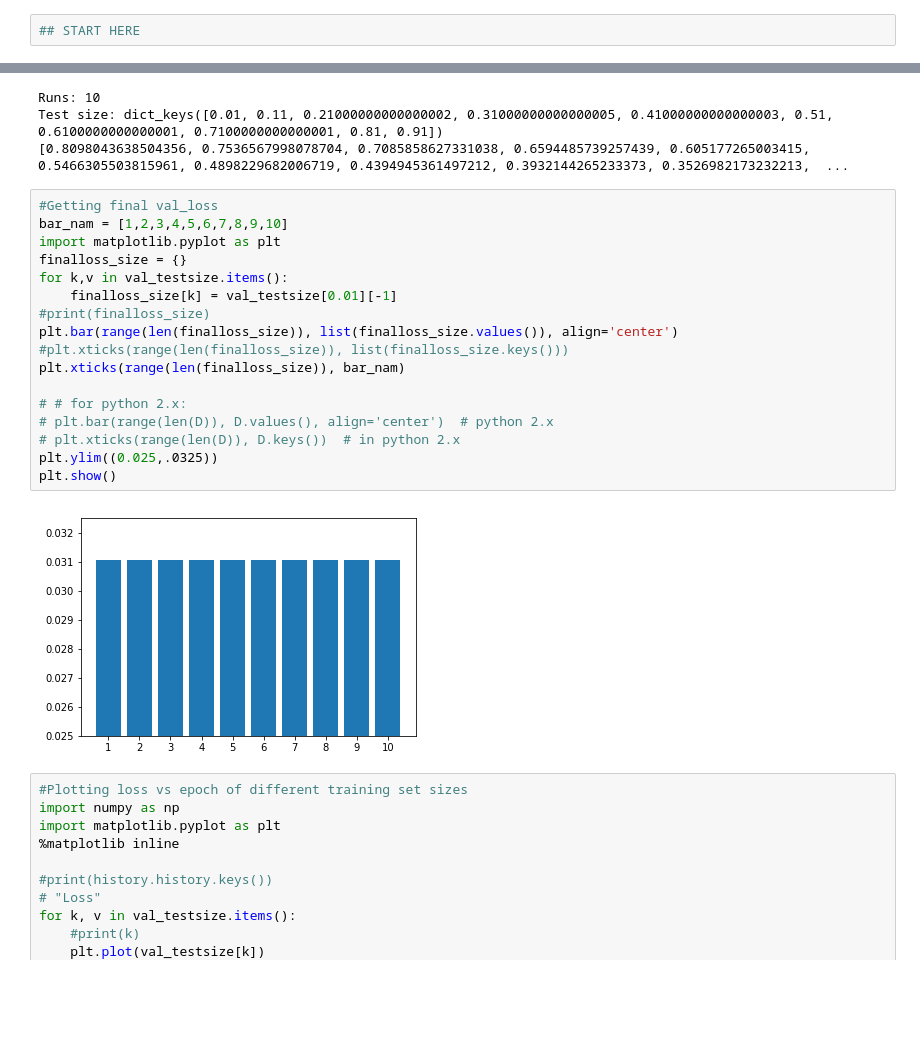
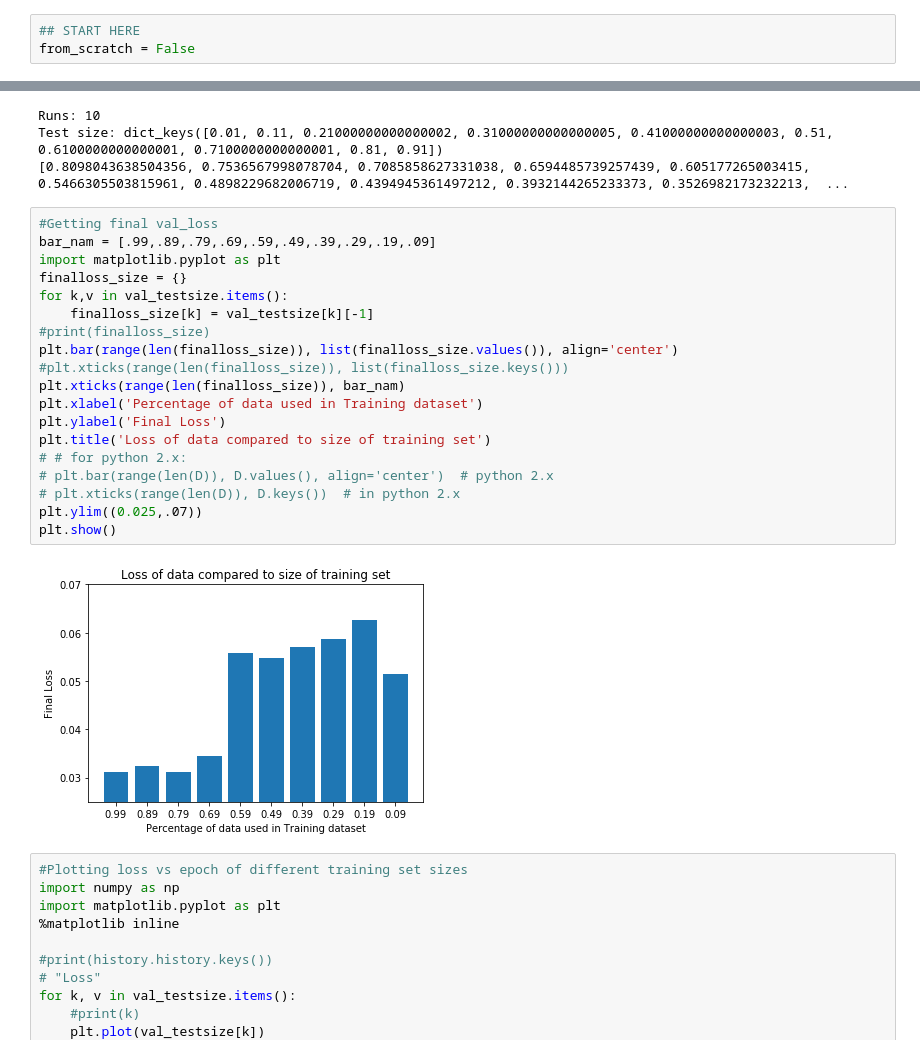
Before and after one commit to YulianaGomez/power, a Jupyter notebook: nvidia_gpus/all_apps/Vis_ValLoss_DL_Metric_Translation.ipynb, the cells around one changed output, grey strips where cells are left out. Saved outputs shown, nothing was run; the diff lists cells and outputs as text; blank space fills up the shorter version.

```diff
--- a/nvidia_gpus/all_apps/Vis_ValLoss_DL_Metric_Translation.ipynb
+++ b/nvidia_gpus/all_apps/Vis_ValLoss_DL_Metric_Translation.ipynb
@@ -124,6 +124,7 @@ if from_scratch:
     new_v = pd.concat(frame2)
 # %%
 ## START HERE
+from_scratch = False
 # %%
 if from_scratch:
     new_df.to_csv('cor_p100.csv')
@@ -253,23 +254,25 @@ Test size: dict_keys([0.01, 0.11, 0.21000000000000002, 0.31000000000000005, 0.41
 [0.8098043638504356, 0.7536567998078704, 0.7085858627331038, 0.6594485739257439, 0.605177265003415, 0.5466305503815961, 0.4898229682006719, 0.4394945361497212, 0.3932144265233373, 0.3526982173232213,  ...
 # %%
 #Getting final val_loss
-bar_nam = [1,2,3,4,5,6,7,8,9,10]
+bar_nam = [.99,.89,.79,.69,.59,.49,.39,.29,.19,.09]
 import matplotlib.pyplot as plt
 finalloss_size = {}
 for k,v in val_testsize.items():
-    finalloss_size[k] = val_testsize[0.01][-1]
+    finalloss_size[k] = val_testsize[k][-1]
 #print(finalloss_size)
 plt.bar(range(len(finalloss_size)), list(finalloss_size.values()), align='center')
 #plt.xticks(range(len(finalloss_size)), list(finalloss_size.keys()))
 plt.xticks(range(len(finalloss_size)), bar_nam)
-
+plt.xlabel('Percentage of data used in Training dataset')
+plt.ylabel('Final Loss')
+plt.title('Loss of data compared to size of training set')
 # # for python 2.x:
 # plt.bar(range(len(D)), D.values(), align='center')  # python 2.x
 # plt.xticks(range(len(D)), D.keys())  # in python 2.x
-plt.ylim((0.025,.0325))
+plt.ylim((0.025,.07))
 plt.show()
 # %% [output]
-[figure, old version]
+[figure, new version]
 # %%
 #Plotting loss vs epoch of different training set sizes
 import numpy as np
```
